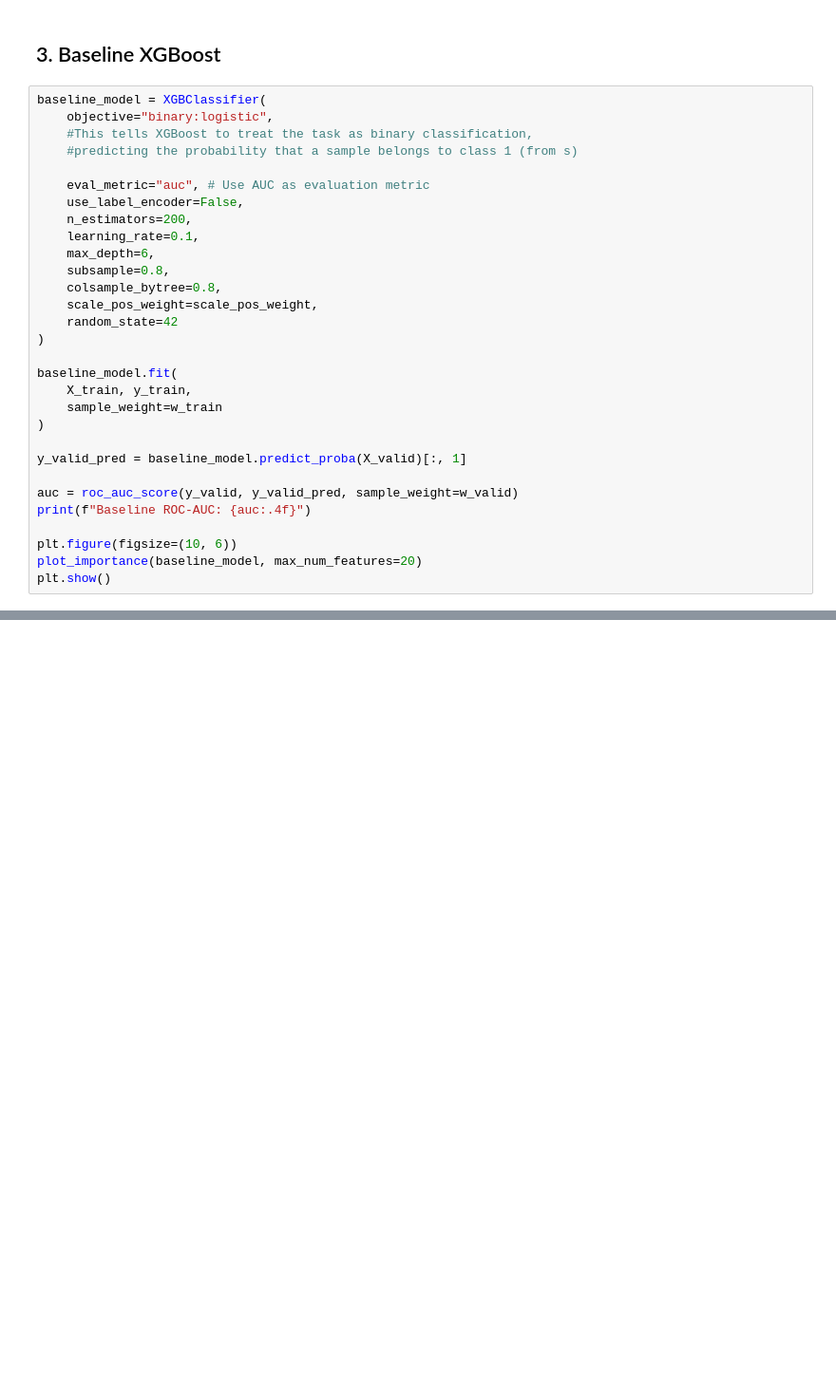
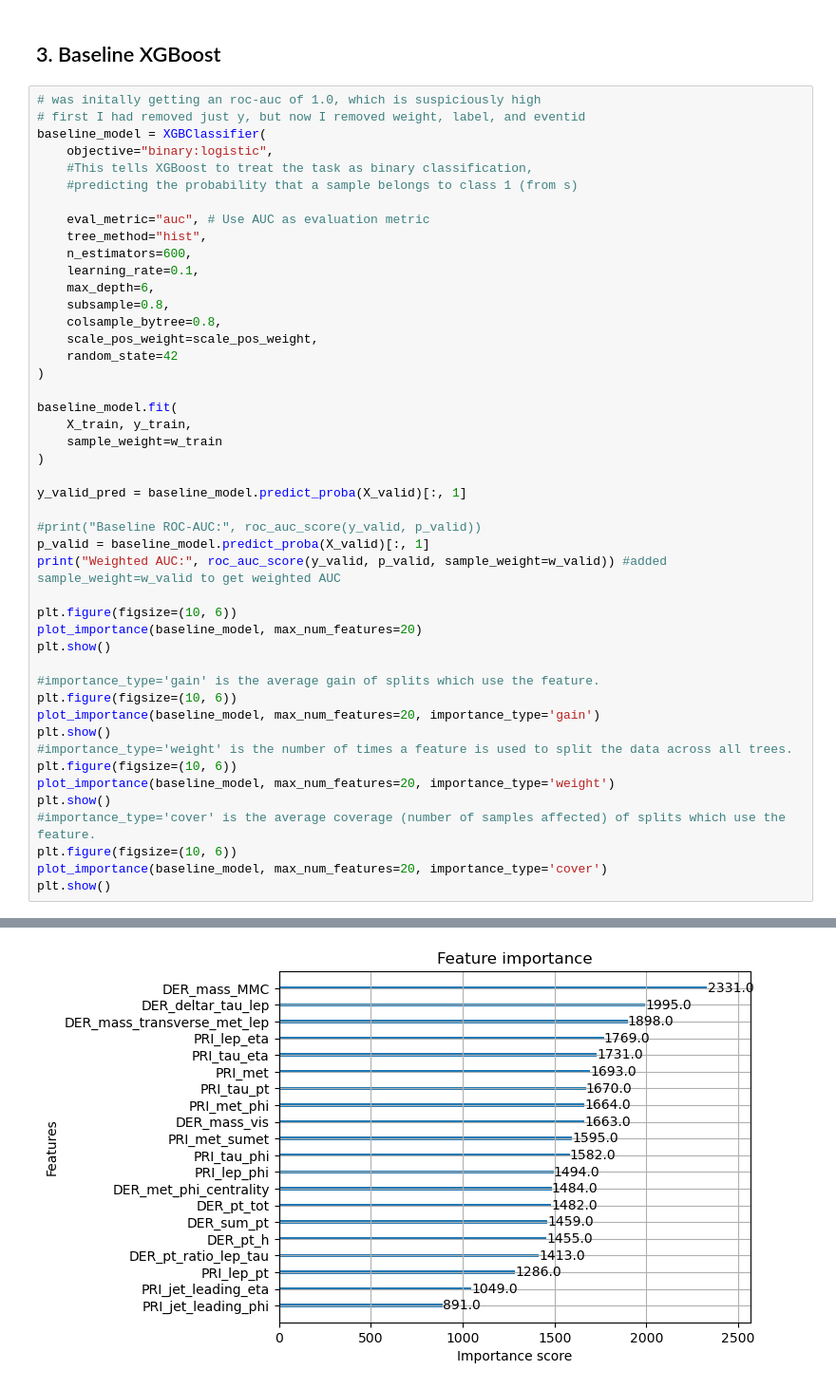
Before and after one commit to jcwilson11/JCW.AAI627, a Jupyter notebook: HW/HW1/JorisWilson_AAI627_HW1.ipynb, the cells around one changed output, grey strips where cells are left out. Shown: that part at 95% size. Cells and saved outputs as stored; diff of their text form; blank space fills up the shorter version.

```diff
--- a/HW/HW1/JorisWilson_AAI627_HW1.ipynb
+++ b/HW/HW1/JorisWilson_AAI627_HW1.ipynb
@@ -66,14 +63,16 @@ np.float64(1.9182595500043773)
 # %% [markdown]
 ## 3. Baseline XGBoost
 # %%
+# was initally getting an roc-auc of 1.0, which is suspiciously high
+# first I had removed just y, but now I removed weight, label, and eventid
 baseline_model = XGBClassifier(
     objective="binary:logistic",
     #This tells XGBoost to treat the task as binary classification,
     #predicting the probability that a sample belongs to class 1 (from s)
 
     eval_metric="auc", # Use AUC as evaluation metric
-    use_label_encoder=False,
-    n_estimators=200,
+    tree_method="hist",
+    n_estimators=600,
     learning_rate=0.1,
     max_depth=6,
     subsample=0.8,
@@ -89,10 +88,24 @@ baseline_model.fit(
 
 y_valid_pred = baseline_model.predict_proba(X_valid)[:, 1]
 
-auc = roc_auc_score(y_valid, y_valid_pred, sample_weight=w_valid)
-print(f"Baseline ROC-AUC: {auc:.4f}")
+#print("Baseline ROC-AUC:", roc_auc_score(y_valid, p_valid))
+p_valid = baseline_model.predict_proba(X_valid)[:, 1]
+print("Weighted AUC:", roc_auc_score(y_valid, p_valid, sample_weight=w_valid)) #added sample_weight=w_valid to get weighted AUC
 
 plt.figure(figsize=(10, 6))
 plot_importance(baseline_model, max_num_features=20)
 plt.show()
+
+#importance_type='gain' is the average gain of splits which use the feature.
+plt.figure(figsize=(10, 6))
+plot_importance(baseline_model, max_num_features=20, importance_type='gain')
+plt.show()
+#importance_type='weight' is the number of times a feature is used to split the data across all trees.
+plt.figure(figsize=(10, 6))
+plot_importance(baseline_model, max_num_features=20, importance_type='weight')
+plt.show()
+#importance_type='cover' is the average coverage (number of samples affected) of splits which use the feature.
+plt.figure(figsize=(10, 6))
+plot_importance(baseline_model, max_num_features=20, importance_type='cover')
+plt.show()
 # %% [output]
@@ -103 +114,2 @@ Baseline ROC-AUC: 1.0000
+[figure, new version]
 <Figure size 1000x600 with 0 Axes>
```
Also changed, not shown: parts of 14 cells of this notebook, 1 other file.
